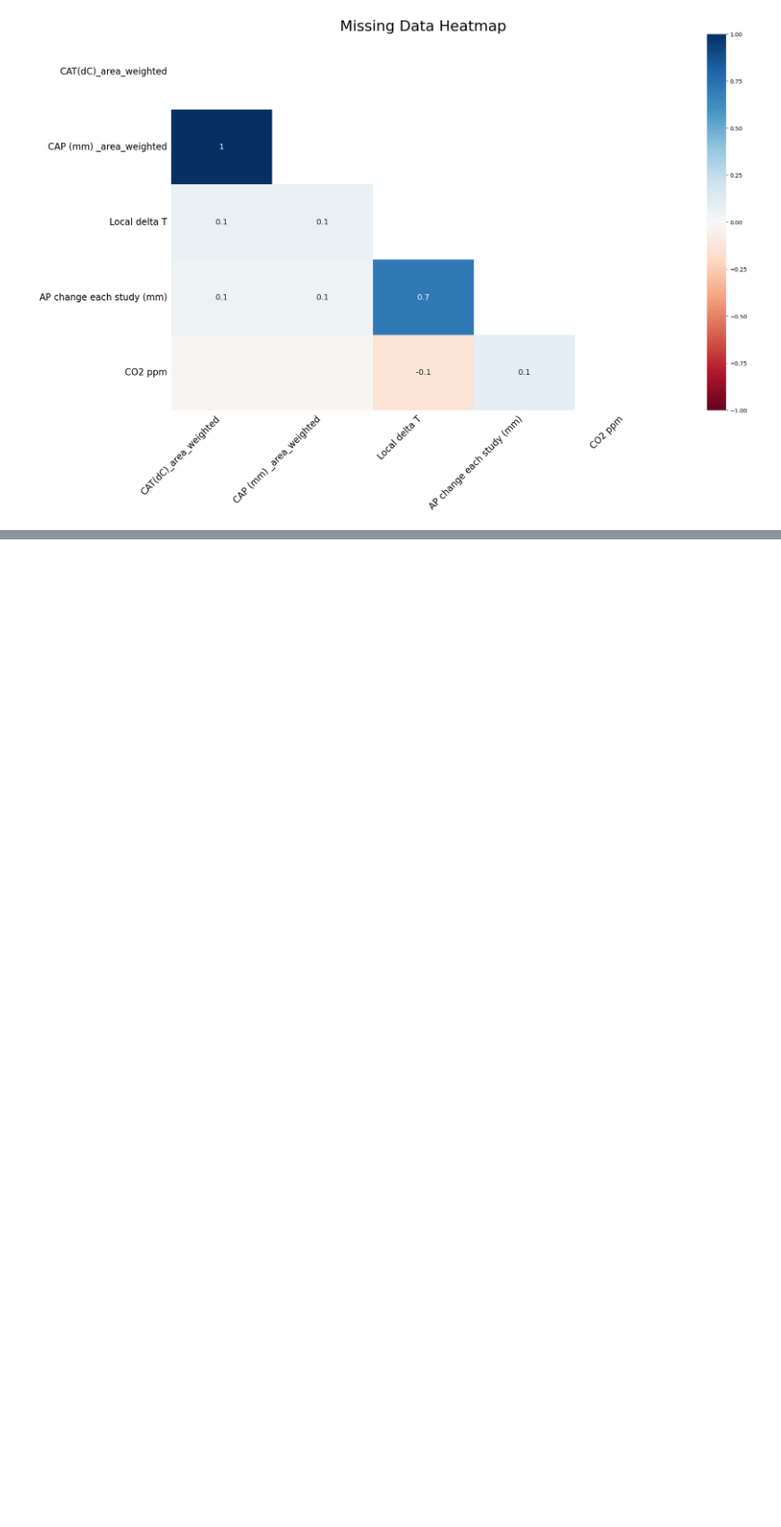
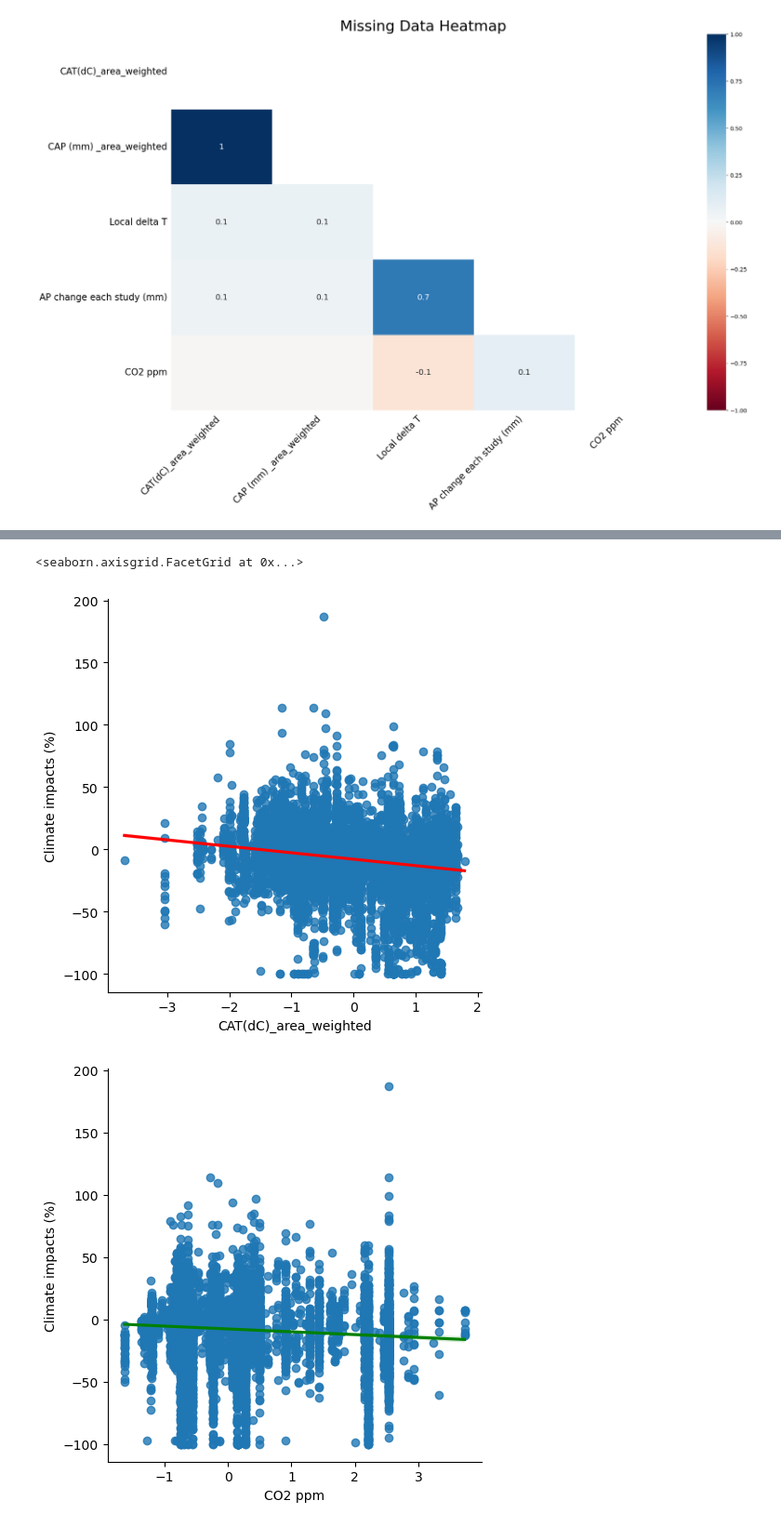
Before and after one commit to SOWMYAYALAVARTHI/Machine-Learning-Analysis-of-Climate-change-Impacts-on-Global-crop-yields, a Jupyter notebook: Climate_impacts.ipynb, the cells around one changed output, grey strips where cells are left out. Shown at 93% size. Saved outputs shown, nothing was run; the diff lists cells and outputs as text; code cells hidden in the pictures; blank space fills up the shorter version.

```diff
--- a/Climate_impacts.ipynb
+++ b/Climate_impacts.ipynb
@@ -223,0 +275,8 @@ dtype: int64
+# %%
+sns.lmplot(data=imputed_df, x='CAT(dC)_area_weighted', y='Climate impacts (%)', line_kws={"color": "red"})
+sns.lmplot(data=imputed_df, x='CO2 ppm', y='Climate impacts (%)', line_kws={"color": "green"})
+sns.lmplot(data=imputed_df, x='CAP (mm) _area_weighted', y='Climate impacts (%)', line_kws={"color": "blue"})
+# %% [output]
+<seaborn.axisgrid.FacetGrid at 0x...>
+[figure, added]
+[figure, added]
```
Also changed, not shown: parts of 29 cells of this notebook, 1 other file.
